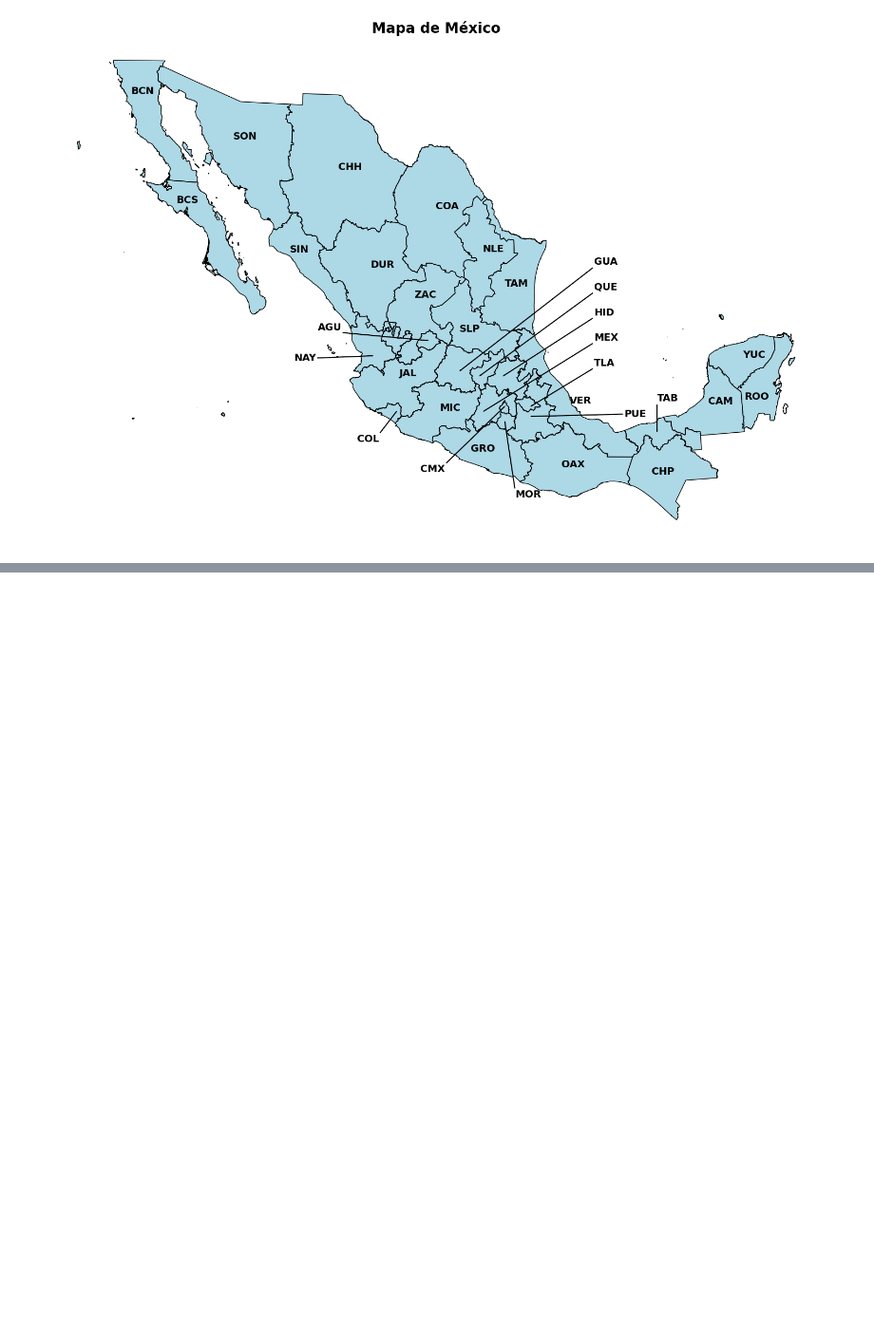
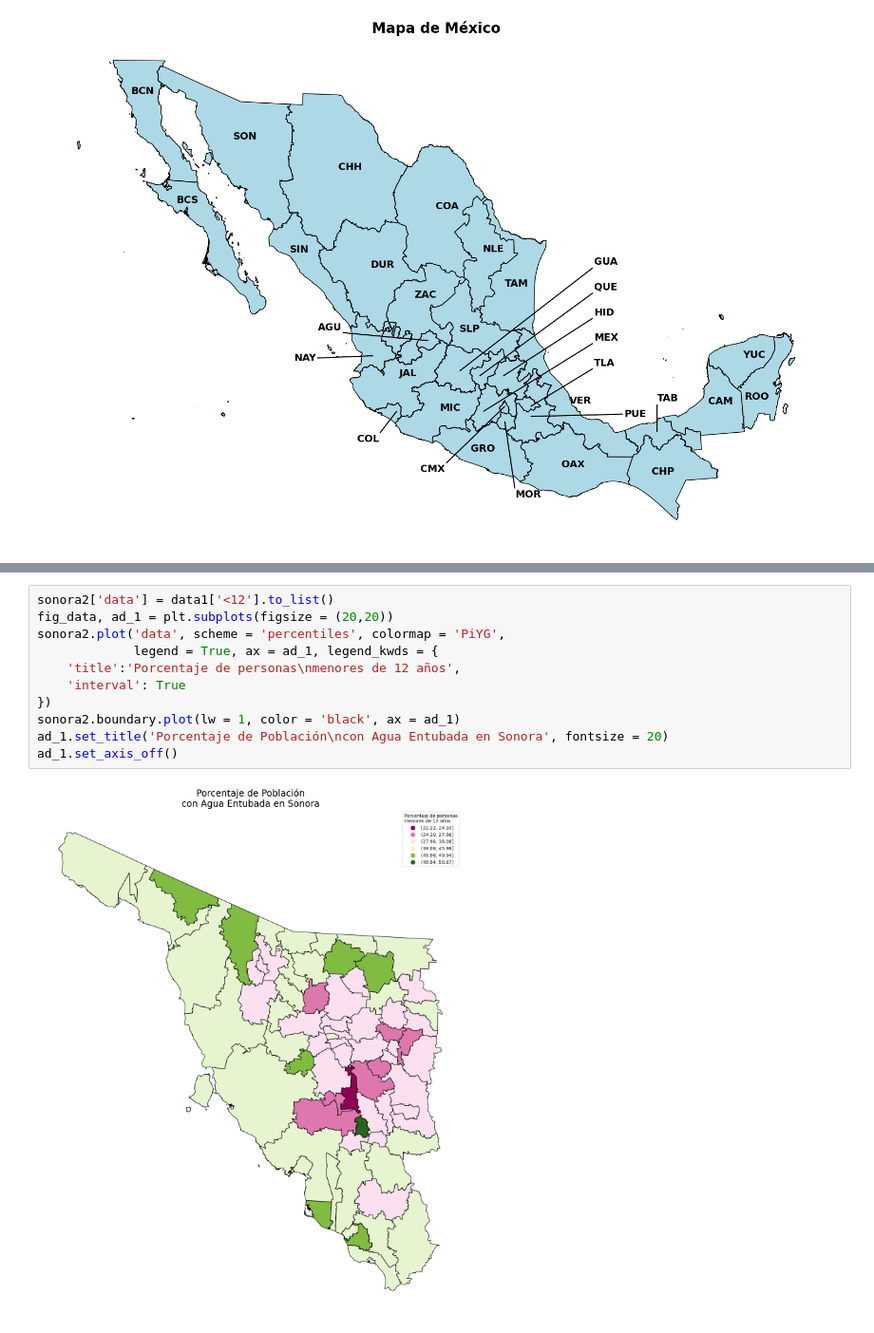
Before and after one commit to Dust1920/mapper, a Jupyter notebook: p1.ipynb, the cells around one changed output, grey strips where cells are left out. Shown at 95% size. Cells and saved outputs as stored; diff of their text form; blank space fills up the shorter version.

```diff
--- a/p1.ipynb
+++ b/p1.ipynb
@@ -102,0 +121,13 @@ Text(1300000.0, 1680000.0, '●  Menos del 30 %')
+# %%
+sonora2['data'] = data1['<12'].to_list()
+fig_data, ad_1 = plt.subplots(figsize = (20,20))
+sonora2.plot('data', scheme = 'percentiles', colormap = 'PiYG',
+             legend = True, ax = ad_1, legend_kwds = {
+    'title':'Porcentaje de personas\nmenores de 12 años',
+    'interval': True
+})
+sonora2.boundary.plot(lw = 1, color = 'black', ax = ad_1)
+ad_1.set_title('Porcentaje de Población\ncon Agua Entubada en Sonora', fontsize = 20)
+ad_1.set_axis_off()
+# %% [output]
+[figure, added]
```
Also changed, not shown: parts of 3 cells of this notebook, 2 other files.
